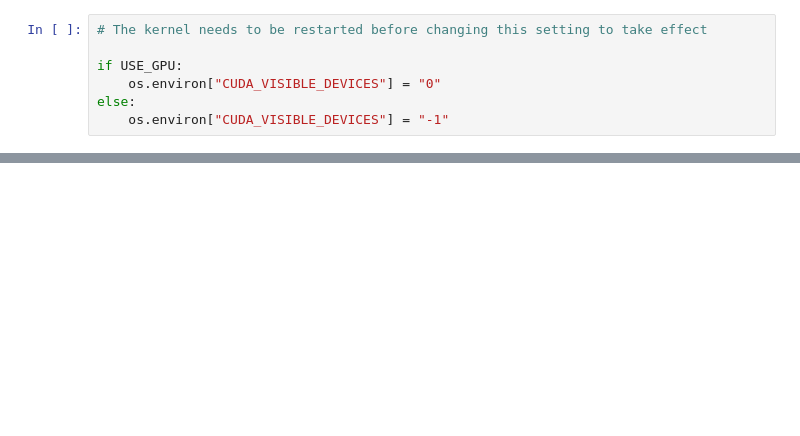
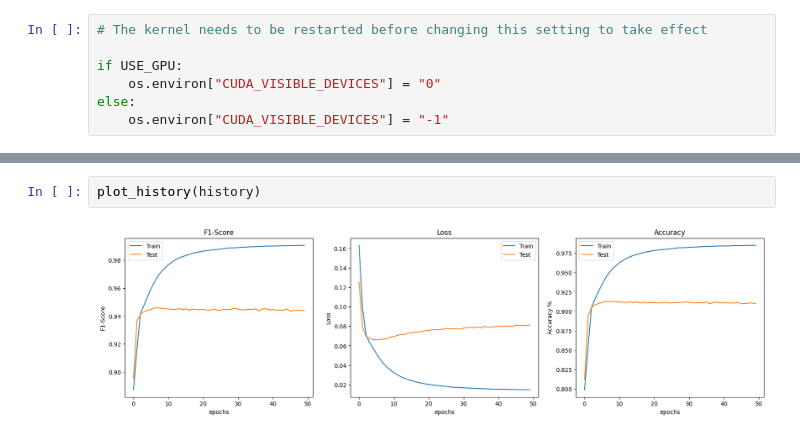
Before and after one commit to MarkBrub/ML_Python, a Jupyter notebook: Labs/Lab5.ipynb, the cells around one changed output, grey strips where cells are left out. Saved outputs shown, nothing was run; the diff lists cells and outputs as text; blank space fills up the shorter version.

```diff
--- a/Labs/Lab5.ipynb
+++ b/Labs/Lab5.ipynb
@@ -336,0 +630,4 @@ Wall time: 22 s
+# %%
+plot_history(history)
+# %% [output]
+[figure, added]
```
Also changed, not shown: parts of 43 cells of this notebook, 4 other files.
